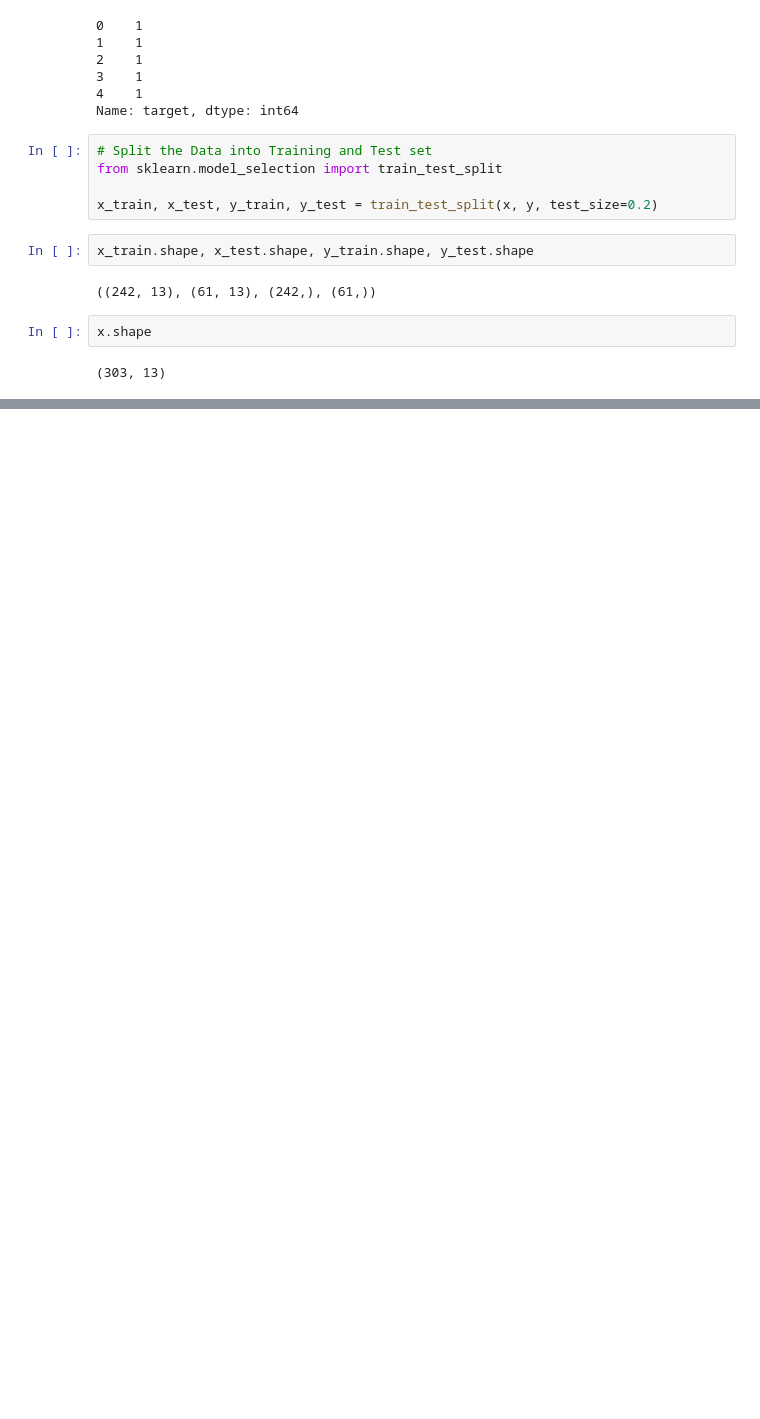
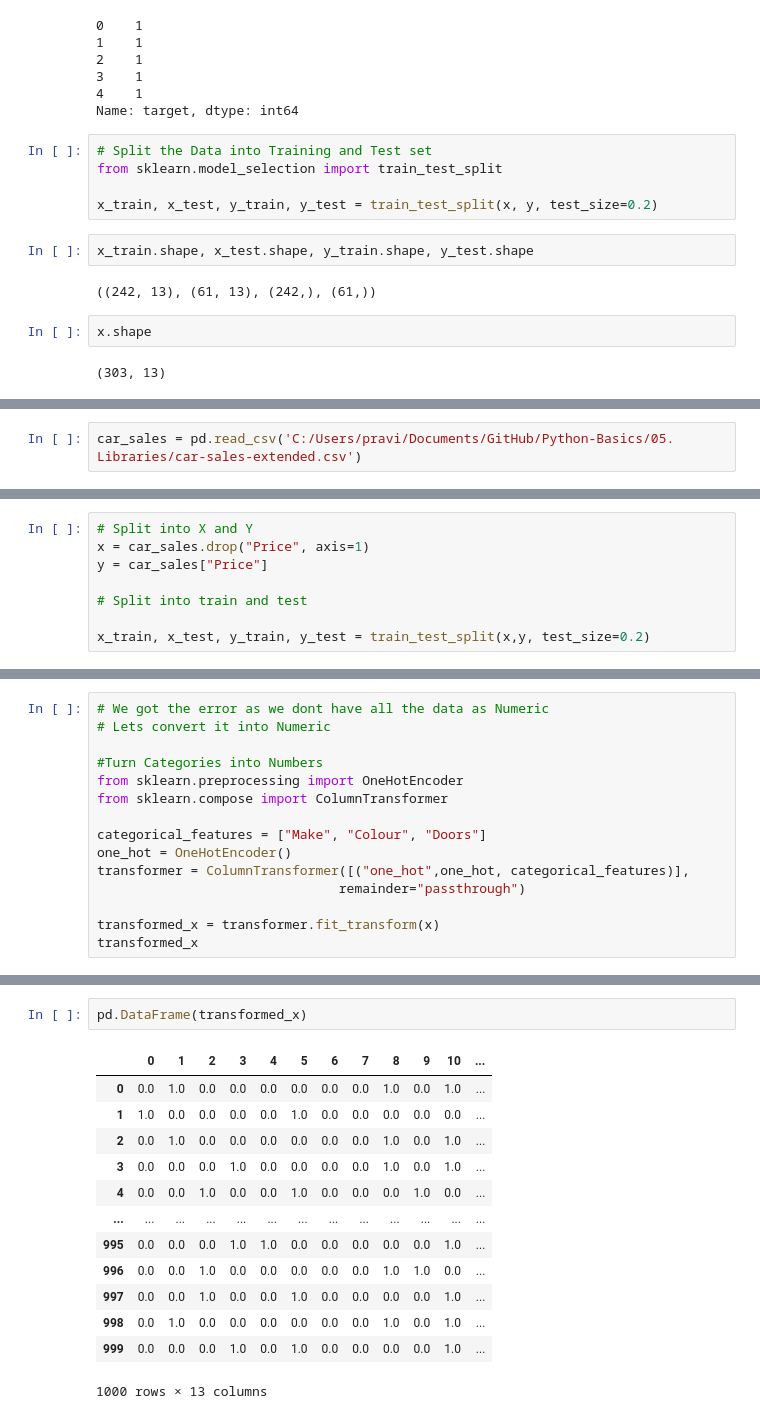
Before and after one commit to pravinknr/Python-Basics, a Jupyter notebook: 05. Libraries/4. Scikit-Learn/02. Getting Data Ready.ipynb, the cells around one changed output, grey strips where cells are left out. Cells and saved outputs as stored; diff of their text form; blank space fills up the shorter version.

```diff
--- a/05. Libraries/4. Scikit-Learn/02. Getting Data Ready.ipynb
+++ b/05. Libraries/4. Scikit-Learn/02. Getting Data Ready.ipynb
@@ -57,0 +62,2 @@ x.shape
+# %%
+car_sales = pd.read_csv('C:/Users/pravi/Documents/GitHub/Python-Basics/05. Libraries/car-sales-extended.csv')
@@ -57,0 +98,8 @@ x.shape
+# %%
+# Split into X and Y
+x = car_sales.drop("Price", axis=1)
+y = car_sales["Price"]
+
+# Split into train and test
+
+x_train, x_test, y_train, y_test = train_test_split(x,y, test_size=0.2)
@@ -57,0 +116,15 @@ x.shape
+# %%
+# We got the error as we dont have all the data as Numeric
+# Lets convert it into Numeric
+
+#Turn Categories into Numbers
+from sklearn.preprocessing import OneHotEncoder
+from sklearn.compose import ColumnTransformer
+
+categorical_features = ["Make", "Colour", "Doors"]
+one_hot = OneHotEncoder()
+transformer = ColumnTransformer([("one_hot",one_hot, categorical_features)],
+                               remainder="passthrough")
+
+transformed_x = transformer.fit_transform(x)
+transformed_x
@@ -57,0 +145,16 @@ x.shape
+# %%
+pd.DataFrame(transformed_x)
+# %% [output]
+|  | 0 | 1 | 2 | 3 | 4 | 5 | 6 | 7 | 8 | 9 | 10 | ... |
+| 0 | 0.0 | 1.0 | 0.0 | 0.0 | 0.0 | 0.0 | 0.0 | 0.0 | 1.0 | 0.0 | 1.0 | ... |
+| 1 | 1.0 | 0.0 | 0.0 | 0.0 | 0.0 | 1.0 | 0.0 | 0.0 | 0.0 | 0.0 | 0.0 | ... |
+| 2 | 0.0 | 1.0 | 0.0 | 0.0 | 0.0 | 0.0 | 0.0 | 0.0 | 1.0 | 0.0 | 1.0 | ... |
+| 3 | 0.0 | 0.0 | 0.0 | 1.0 | 0.0 | 0.0 | 0.0 | 0.0 | 1.0 | 0.0 | 1.0 | ... |
+| 4 | 0.0 | 0.0 | 1.0 | 0.0 | 0.0 | 1.0 | 0.0 | 0.0 | 0.0 | 1.0 | 0.0 | ... |
+| ... | ... | ... | ... | ... | ... | ... | ... | ... | ... | ... | ... | ... |
+| 995 | 0.0 | 0.0 | 0.0 | 1.0 | 1.0 | 0.0 | 0.0 | 0.0 | 0.0 | 0.0 | 1.0 | ... |
+| 996 | 0.0 | 0.0 | 1.0 | 0.0 | 0.0 | 0.0 | 0.0 | 0.0 | 1.0 | 1.0 | 0.0 | ... |
+| 997 | 0.0 | 0.0 | 1.0 | 0.0 | 0.0 | 1.0 | 0.0 | 0.0 | 0.0 | 0.0 | 1.0 | ... |
+| 998 | 0.0 | 1.0 | 0.0 | 0.0 | 0.0 | 0.0 | 0.0 | 0.0 | 1.0 | 0.0 | 1.0 | ... |
+| 999 | 0.0 | 0.0 | 0.0 | 1.0 | 0.0 | 1.0 | 0.0 | 0.0 | 0.0 | 0.0 | 1.0 | ... |
+1000 rows × 13 columns
```
Also changed, not shown: parts of 33 cells of this notebook.
